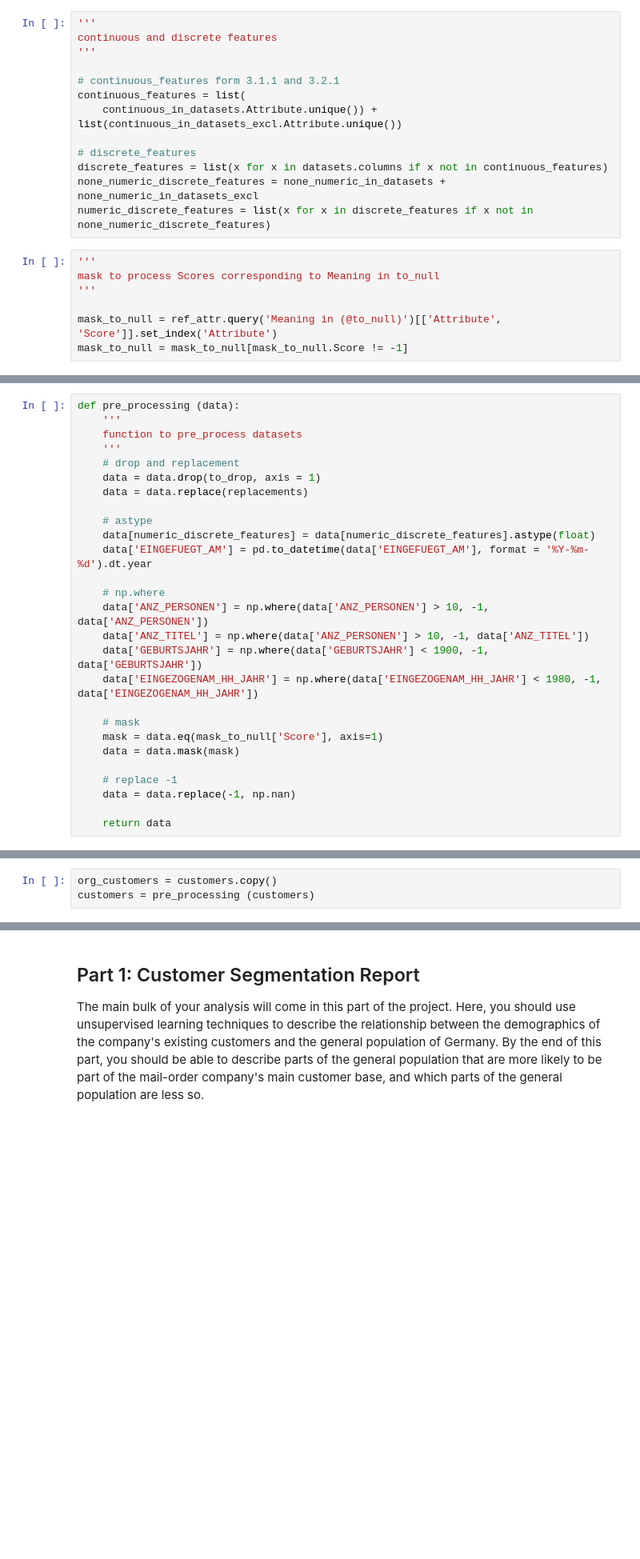
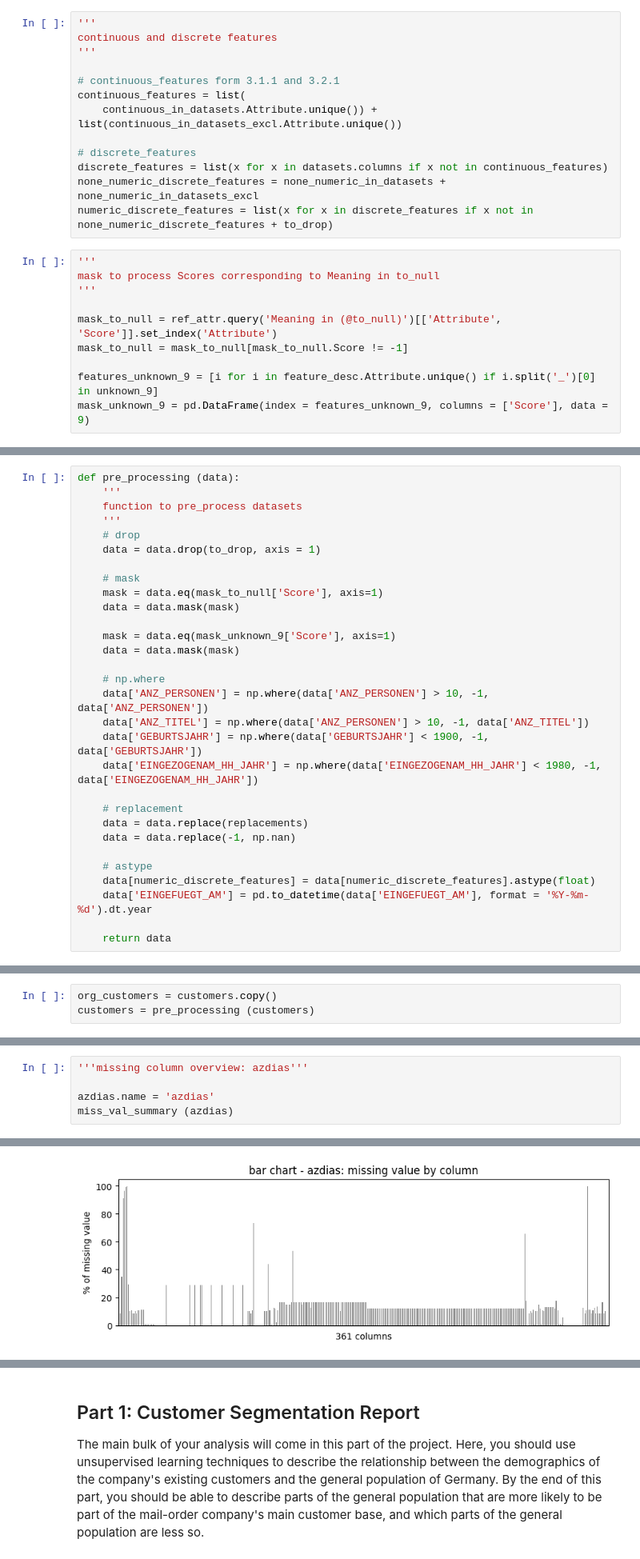
Before and after one commit to jaeyoun-chang/u_city_capstone, a Jupyter notebook: Arvato_Project_Workbook.ipynb, the cells around one changed output, grey strips where cells are left out. Shown at 80% size. Saved outputs shown, nothing was run; the diff lists cells and outputs as text; blank space fills up the shorter version.

```diff
--- a/Arvato_Project_Workbook.ipynb
+++ b/Arvato_Project_Workbook.ipynb
@@ -1468,7 +1473,7 @@ continuous_features = list(
 # discrete_features
 discrete_features = list(x for x in datasets.columns if x not in continuous_features)
 none_numeric_discrete_features = none_numeric_in_datasets + none_numeric_in_datasets_excl
-numeric_discrete_features = list(x for x in discrete_features if x not in none_numeric_discrete_features)
+numeric_discrete_features = list(x for x in discrete_features if x not in none_numeric_discrete_features + to_drop)
 # %%
 '''
 mask to process Scores corresponding to Meaning in to_null
@@ -1476,6 +1481,9 @@ mask to process Scores corresponding to Meaning in to_null
 
 mask_to_null = ref_attr.query('Meaning in (@to_null)')[['Attribute', 'Score']].set_index('Attribute')
 mask_to_null = mask_to_null[mask_to_null.Score != -1]
+
+features_unknown_9 = [i for i in feature_desc.Attribute.unique() if i.split('_')[0] in unknown_9]
+mask_unknown_9 = pd.DataFrame(index = features_unknown_9, columns = ['Score'], data = 9)
 # %% [markdown]
 * pre-processing
 # %%
@@ -1503,13 +1511,15 @@ def pre_processing (data):
     '''
     function to pre_process datasets
     '''
-    # drop and replacement
+    # drop
     data = data.drop(to_drop, axis = 1)
-    data = data.replace(replacements)
 
-    # astype
-    data[numeric_discrete_features] = data[numeric_discrete_features].astype(float)
-    data['EINGEFUEGT_AM'] = pd.to_datetime(data['EINGEFUEGT_AM'], format = '%Y-%m-%d').dt.year
+    # mask
+    mask = data.eq(mask_to_null['Score'], axis=1)
+    data = data.mask(mask)
+
+    mask = data.eq(mask_unknown_9['Score'], axis=1)
+    data = data.mask(mask)
 
     # np.where
     data['ANZ_PERSONEN'] = np.where(data['ANZ_PERSONEN'] > 10, -1, data['ANZ_PERSONEN'])
@@ -1517,13 +1527,14 @@ def pre_processing (data):
     data['GEBURTSJAHR'] = np.where(data['GEBURTSJAHR'] < 1900, -1, data['GEBURTSJAHR'])
     data['EINGEZOGENAM_HH_JAHR'] = np.where(data['EINGEZOGENAM_HH_JAHR'] < 1980, -1, data['EINGEZOGENAM_HH_JAHR'])
 
-    # mask
-    mask = data.eq(mask_to_null['Score'], axis=1)
-    data = data.mask(mask)
-
-    # replace -1
+    # replacement
+    data = data.replace(replacements)
     data = data.replace(-1, np.nan)
 
+    # astype
+    data[numeric_discrete_features] = data[numeric_discrete_features].astype(float)
+    data['EINGEFUEGT_AM'] = pd.to_datetime(data['EINGEFUEGT_AM'], format = '%Y-%m-%d').dt.year
+
     return data
 # %%
 org_azdias = azdias.copy()
@@ -1536,0 +1547,6 @@ customers = pre_processing (customers)
+# %%
+'''missing column overview: azdias'''
+
+azdias.name = 'azdias'
+miss_val_summary (azdias)
+# %% [output]
@@ -1536,0 +1561 @@ customers = pre_processing (customers)
+[figure, added]
```
Also changed, not shown: parts of 38 cells of this notebook, 2 other files.
